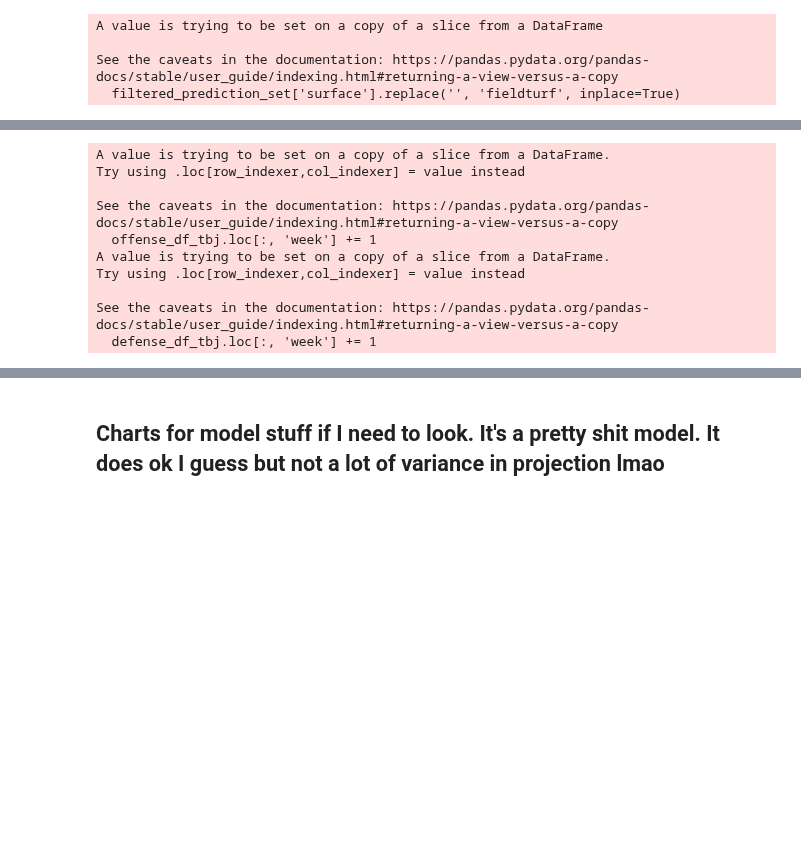
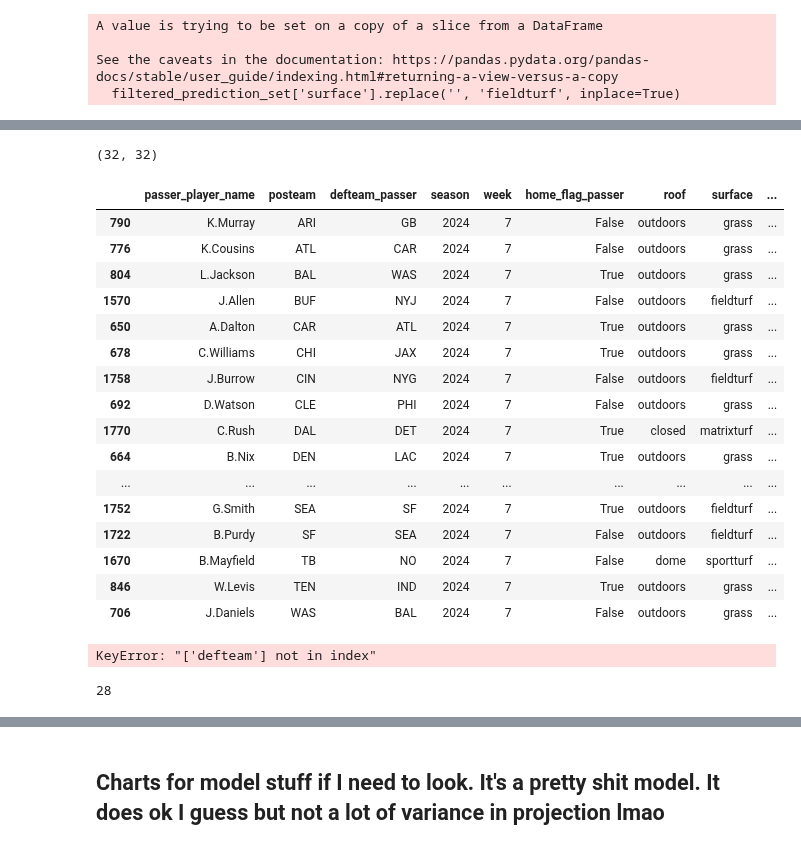
Before and after one commit to bhuggard/CheckTheCover, a Jupyter notebook: testnocom.ipynb, the cells around one changed output, grey strips where cells are left out. Cells and saved outputs as stored; diff of their text form; code cells hidden in the pictures; blank space fills up the shorter version.

```diff
--- a/testnocom.ipynb
+++ b/testnocom.ipynb
@@ -575,8 +589,5 @@ A value is trying to be set on a copy of a slice from a DataFrame
 
 See the caveats in the documentation: https://pandas.pydata.org/pandas-docs/stable/user_guide/indexing.html#returning-a-view-versus-a-copy
   filtered_prediction_set['surface'].replace('', 'fieldturf', inplace=True)
-# %%
-filtered_prediction_set = filtered_prediction_set[filtered_prediction_set['week'] ==  5]
-#need to make this dynamic instead of a manual change
 # %%
 filtered_prediction_set.drop(columns = ['game_id', 'passing_yards', 'pass_attempts'], inplace=True)
@@ -583,3 +599,54 @@ filtered_prediction_set.drop(columns = ['game_id', 'passing_yards', 'pass_attemp
+# %%
+# Group by 'posteam' and get the row corresponding to the most recent week (max week)
+filtered_prediction_set_recents = filtered_prediction_set.loc[filtered_prediction_set.groupby('posteam')['week'].idxmax()]
+# %%
+def update_week_to_next(df):
+    """
+    Function to update all teams to the next NFL week based on the current max week.
+    Teams that are behind the max week will jump to the next NFL week.
+
+    Parameters:
+    df (pd.DataFrame): DataFrame containing NFL data including the 'week' column.
+
+    Returns:
+    pd.DataFrame: DataFrame with 'week' values updated appropriately.
+    """
+    # Copy the dataframe to avoid altering the original
+    df_copy = df.copy()
+
+    # Find the maximum value of 'week' in the dataframe (the current NFL week)
+    current_week = df_copy['week'].max()
+
+    # Increment all weeks to the next NFL week (based on current max week)
+    df_copy['week'] = df_copy['week'].apply(lambda x: current_week + 1)
+
+    return df_copy
+# %%
+current_week_pred_set = update_week_to_next(filtered_prediction_set_recents)
+# %%
+current_week_pred_set.drop(columns=['defteam_passer', ''])
+# %% [output]
+(32, 32)
+# %%
+current_week_pred_set
+# %% [output]
+|  | passer_player_name | posteam | defteam_passer | season | week | home_flag_passer | roof | surface | ... |
+| 790 | K.Murray | ARI | GB | 2024 | 7 | False | outdoors | grass | ... |
+| 776 | K.Cousins | ATL | CAR | 2024 | 7 | False | outdoors | grass | ... |
+| 804 | L.Jackson | BAL | WAS | 2024 | 7 | True | outdoors | grass | ... |
+| 1570 | J.Allen | BUF | NYJ | 2024 | 7 | False | outdoors | fieldturf | ... |
+| 650 | A.Dalton | CAR | ATL | 2024 | 7 | True | outdoors | grass | ... |
+| 678 | C.Williams | CHI | JAX | 2024 | 7 | True | outdoors | grass | ... |
+| 1758 | J.Burrow | CIN | NYG | 2024 | 7 | False | outdoors | fieldturf | ... |
+| 692 | D.Watson | CLE | PHI | 2024 | 7 | False | outdoors | grass | ... |
+| 1770 | C.Rush | DAL | DET | 2024 | 7 | True | closed | matrixturf | ... |
+| 664 | B.Nix | DEN | LAC | 2024 | 7 | True | outdoors | grass | ... |
+| ... | ... | ... | ... | ... | ... | ... | ... | ... | ... |
+| 1752 | G.Smith | SEA | SF | 2024 | 7 | True | outdoors | fieldturf | ... |
+| 1722 | B.Purdy | SF | SEA | 2024 | 7 | False | outdoors | fieldturf | ... |
+| 1670 | B.Mayfield | TB | NO | 2024 | 7 | False | dome | sportturf | ... |
+| 846 | W.Levis | TEN | IND | 2024 | 7 | True | outdoors | grass | ... |
+| 706 | J.Daniels | WAS | BAL | 2024 | 7 | False | outdoors | grass | ... |
 # %%
 defense_columns = [
     'season', 'week', 'defteam', 'completion_percentage_ewma_defense', 'pass_attempts_ewma_defense',
@@ -588,7 +655,13 @@ defense_columns = [
     'pass_touchdown_ewma_defense', 'passing_yards_ewma_defense', 'cpoe_ewma_defense'
 ]
 
-defense_df_tbj = filtered_prediction_set[defense_columns]
+defense_df_tbj = current_week_pred_set[defense_columns]
+# %% [output]
+KeyError: "['defteam'] not in index"
+# %%
+defense_df_tbj['defteam'].nunique()
+# %% [output]
+28
 # %%
 offense_columns = [
     'season', 'week', 'posteam', 'passer_player_name',
@@ -602,15 +674,0 @@ offense_df_tbj = filtered_prediction_set[offense_columns]
-# %%
-#Get EWMA's to future week for joining
-offense_df_tbj.loc[:, 'week'] += 1
-defense_df_tbj.loc[:, 'week'] += 1
-# %% [output]
-A value is trying to be set on a copy of a slice from a DataFrame.
-Try using .loc[row_indexer,col_indexer] = value instead
-
-See the caveats in the documentation: https://pandas.pydata.org/pandas-docs/stable/user_guide/indexing.html#returning-a-view-versus-a-copy
-  offense_df_tbj.loc[:, 'week'] += 1
-A value is trying to be set on a copy of a slice from a DataFrame.
-Try using .loc[row_indexer,col_indexer] = value instead
-
-See the caveats in the documentation: https://pandas.pydata.org/pandas-docs/stable/user_guide/indexing.html#returning-a-view-versus-a-copy
-  defense_df_tbj.loc[:, 'week'] += 1
```
Also changed, not shown: parts of 24 cells of this notebook.
